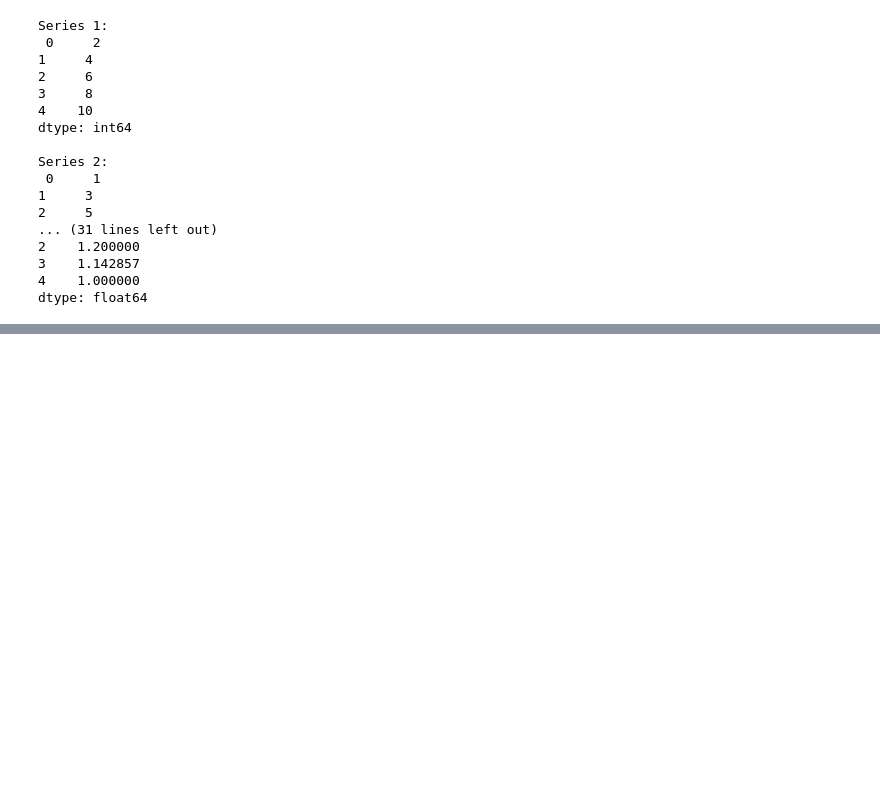
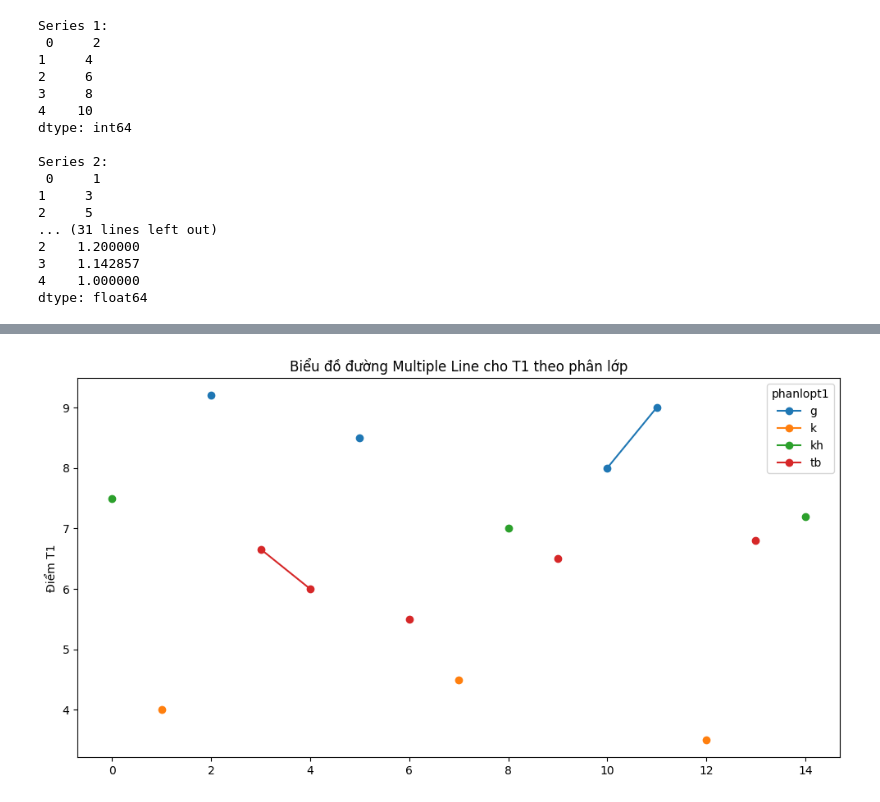
Before and after one commit to XTruong1511/TH_DeepLaening, a Jupyter notebook: TH_Deep_B1.ipynb, the cells around one changed output, grey strips where cells are left out. Cells and saved outputs as stored; diff of their text form; code cells hidden in the pictures; blank space fills up the shorter version.

```diff
--- a/TH_Deep_B1.ipynb
+++ b/TH_Deep_B1.ipynb
@@ -371,0 +735,14 @@ dtype: float64
+# %%
+# 2. Tạo biến phân loại (phanlopt1) cho môn toán (T1)
+def phan_lop_t1(score):
+    if score < 5: return 'k'
+    elif score < 7: return 'tb'
+    elif score < 8: return 'kh'
+    else: return 'g'
+
+df['phanlopt1'] = df['T1'].apply(phan_lop_t1)
+
+# Lập bảng tần số cho biến phanlopt1
+t1_freq = df['phanlopt1'].value_counts()
+print("Bảng tần số cho phanlopt1:")
+display(t1_freq)
@@ -371,0 +758,10 @@ dtype: float64
+# %%
+import matplotlib.pyplot as plt
+# 3. Vẽ biểu đồ đường Multiple Line cho biến T1 phân loại bởi phanlopt1
+df_pivot_t1 = df.pivot(columns='phanlopt1', values='T1')
+df_pivot_t1.plot(kind='line', marker='o', figsize=(12, 6))
+plt.title('Biểu đồ đường Multiple Line cho T1 theo phân lớp')
+plt.ylabel('Điểm T1')
+plt.show()
+# %% [output]
+[figure, added]
```
Also changed, not shown: parts of 31 cells of this notebook.
